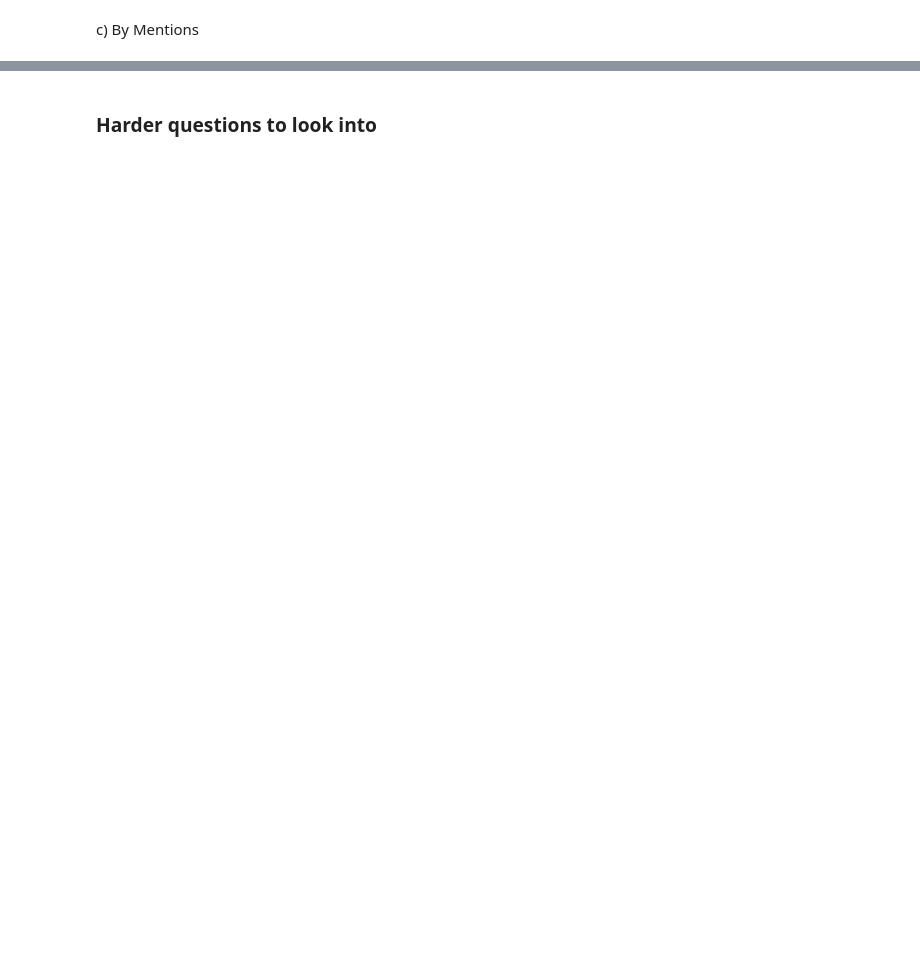
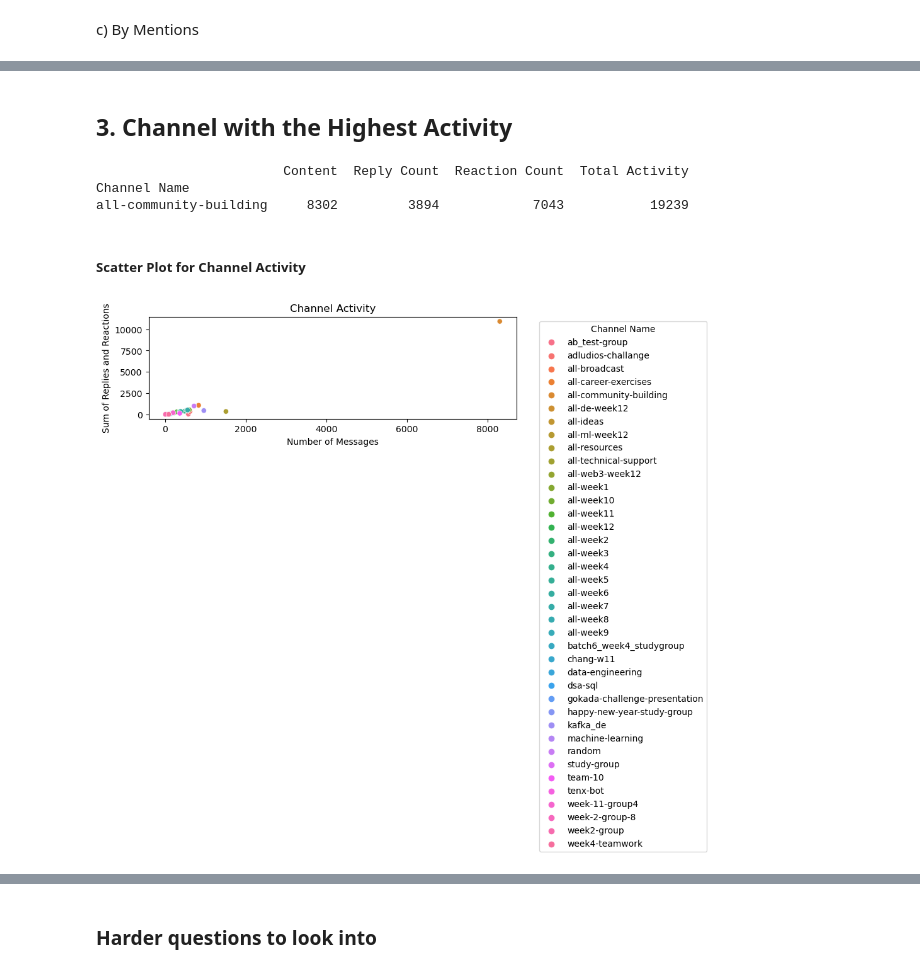
Before and after one commit to mintesnot96/10academy_week0_challenge, a Jupyter notebook: notebooks/parse_slack_data.ipynb, the cells around one changed output, grey strips where cells are left out. Cells and saved outputs as stored; diff of their text form; code cells hidden in the pictures; blank space fills up the shorter version.

```diff
--- a/notebooks/parse_slack_data.ipynb
+++ b/notebooks/parse_slack_data.ipynb
@@ -517,0 +606,51 @@ c) By Mentions
+# %% [markdown]
+## 3. Channel with the Highest Activity
+# %%
+import pandas as pd
+
+# Assuming 'parsed' is your DataFrame
+# Add Reaction Count column
+parsed['Reaction Count'] = parsed['Reactions'].apply(lambda x: sum(reaction['count'] for reaction in x) if isinstance(x, list) else 0)
+
+# Now, calculate the channel activity
+channel_activity = parsed.groupby('Channel Name').agg({
+    'Content': 'count',  # Count of messages
+    'Reply Count': 'sum',  # Sum of reply counts
+    'Reaction Count': 'sum'  # Sum of reaction counts
+})
+
+# Calculate total activity as sum of message, reply, and reaction counts
+channel_activity['Total Activity'] = channel_activity['Content'] + channel_activity['Reply Count'] + channel_activity['Reaction Count']
+
+# Sort the DataFrame by total activity to find the channel with the highest activity
+highest_activity_channel = channel_activity.sort_values(by='Total Activity', ascending=False)
+
+# Display the channel with the highest activity
+print(highest_activity_channel.head(1))
+# %% [output]
+                        Content  Reply Count  Reaction Count  Total Activity
+Channel Name
+all-community-building     8302         3894            7043           19239
+# %% [markdown]
+##### Scatter Plot for Channel Activity
+# %%
+if 'Reaction Count' not in parsed.columns:
+    parsed['Reaction Count'] = parsed['Reactions'].apply(lambda x: sum(reaction['count'] for reaction in x) if isinstance(x, list) else 0)
+
+# Create a 'Total Interactions' column
+parsed['Total Interactions'] = parsed['Reply Count'] + parsed['Reaction Count']
+
+# Prepare data for plotting
+channel_activity = parsed.groupby('Channel Name').agg({'Content': 'count', 'Total Interactions': 'sum'}).reset_index()
+
+# Plot
+plt.figure(figsize=(10, 6))
+sns.scatterplot(data=channel_activity, x='Content', y='Total Interactions', hue='Channel Name')
+plt.xlabel('Number of Messages')
+plt.ylabel('Sum of Replies and Reactions')
+plt.title('Channel Activity')
+plt.legend(title='Channel Name', bbox_to_anchor=(1.05, 1), loc='upper left')
+plt.tight_layout()
+plt.show()
+# %% [output]
+[figure, added]
```
Also changed, not shown: parts of 15 cells of this notebook.
